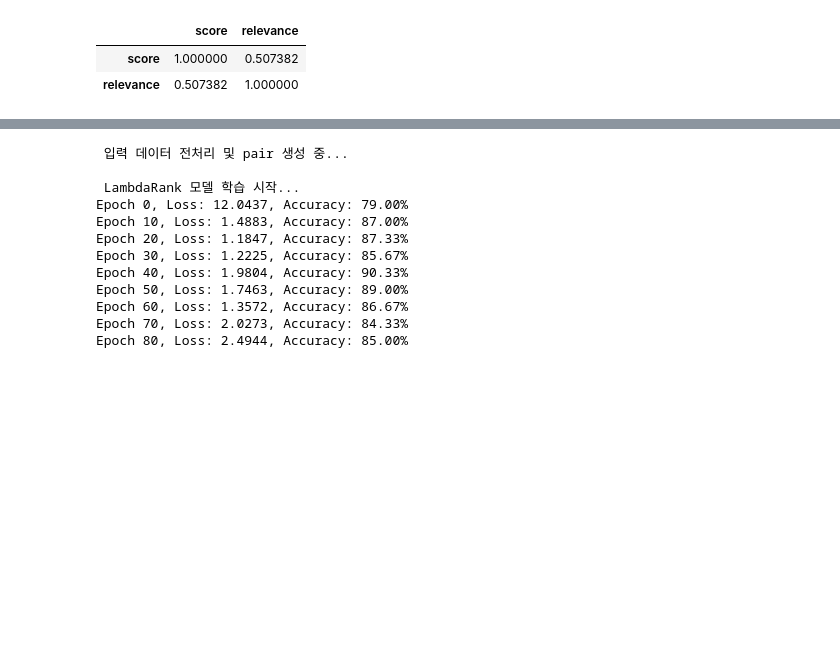
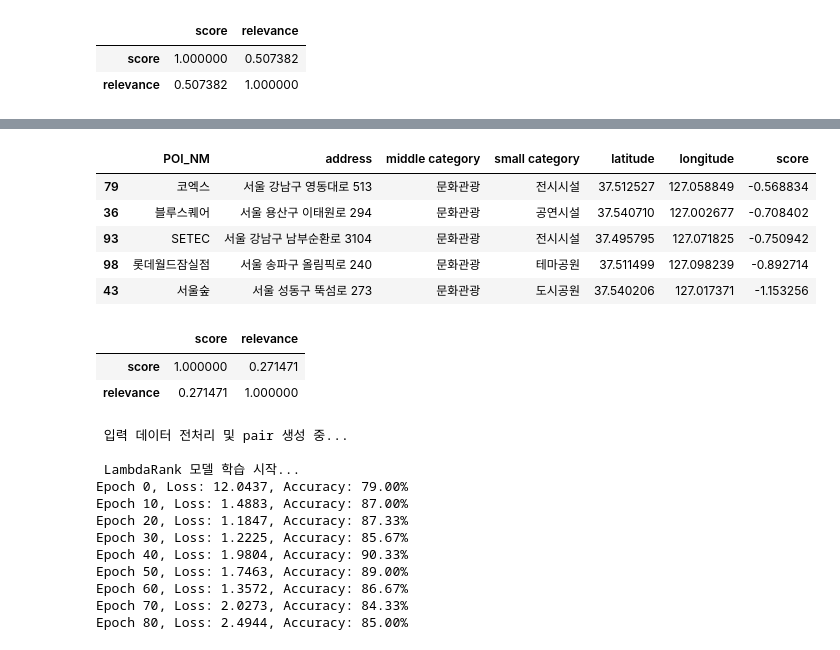
Before and after one commit to JaewonLee11/carSharing, a Jupyter notebook: CarSharing_vis.ipynb, the cells around one changed output, grey strips where cells are left out. Cells and saved outputs as stored; diff of their text form; code cells hidden in the pictures; blank space fills up the shorter version.

```diff
--- a/CarSharing_vis.ipynb
+++ b/CarSharing_vis.ipynb
@@ -1683,0 +2180,3 @@ top_100_copy2[['score', 'relevance']].corr()
+# %%
+top_100_copy_relu4 = top_100.copy()
+run_pipeline(top_100_copy_relu4, device)
@@ -1684,3 +2262,20 @@ top_100_copy2[['score', 'relevance']].corr()
+# %%
+top_k_columns = ['POI_NM', 'address', 'middle category', 'small category', 'latitude', 'longitude', 'score']
+top_k = top_100_copy_relu4.sort_values(by='score', ascending=False).head(5)
+top_k[top_k_columns]
+# %% [output]
+|  | POI_NM | address | middle category | small category | latitude | longitude | score |
+| 79 | 코엑스 | 서울 강남구 영동대로 513 | 문화관광 | 전시시설 | 37.512527 | 127.058849 | -0.568834 |
+| 36 | 블루스퀘어 | 서울 용산구 이태원로 294 | 문화관광 | 공연시설 | 37.540710 | 127.002677 | -0.708402 |
+| 93 | SETEC | 서울 강남구 남부순환로 3104 | 문화관광 | 전시시설 | 37.495795 | 127.071825 | -0.750942 |
+| 98 | 롯데월드잠실점 | 서울 송파구 올림픽로 240 | 문화관광 | 테마공원 | 37.511499 | 127.098239 | -0.892714 |
+| 43 | 서울숲 | 서울 성동구 뚝섬로 273 | 문화관광 | 도시공원 | 37.540206 | 127.017371 | -1.153256 |
+# %%
+top_100_copy_relu4[['score', 'relevance']].corr()
+# %% [output]
+|  | score | relevance |
+| score | 1.000000 | 0.271471 |
+| relevance | 0.271471 | 1.000000 |
 # %%
 # LambdaRank
 
```
Also changed, not shown: parts of 6 cells of this notebook.
